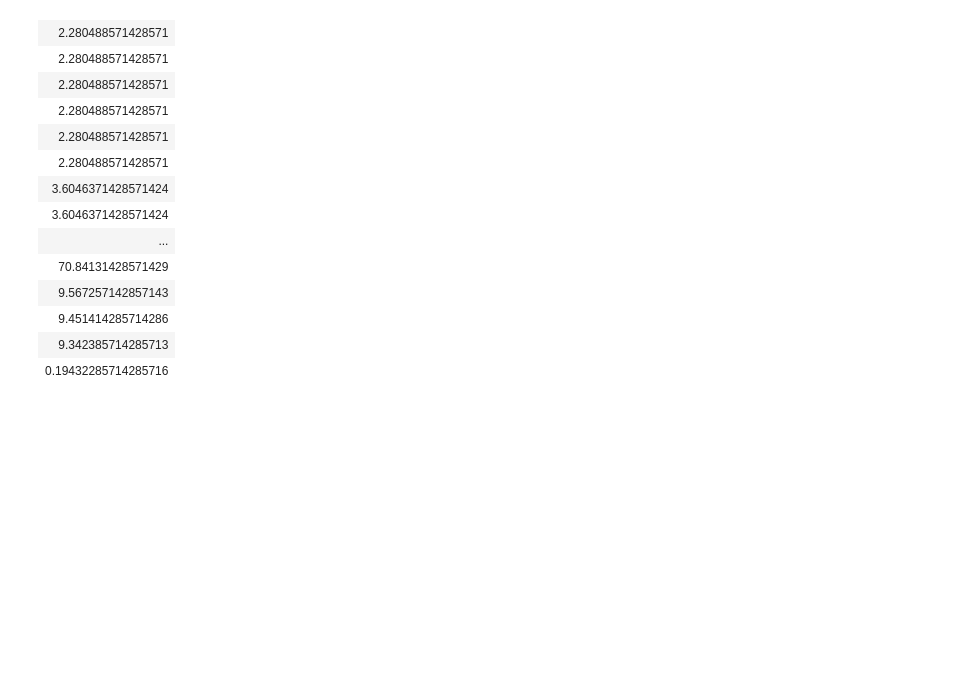
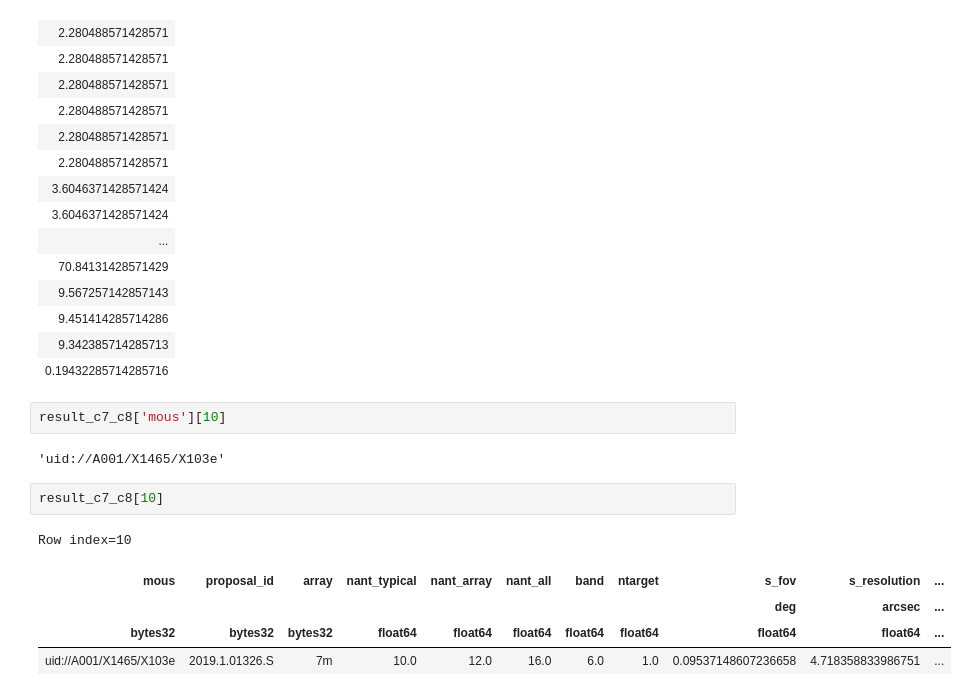
Before and after one commit to aakepley/big-cubes, a Jupyter notebook: WSU_size_of_computing_numbers_CrystalPlots.ipynb, the cells around one changed output. Cells and saved outputs as stored; diff of their text form; blank space fills up the shorter version.

```diff
--- a/WSU_size_of_computing_numbers_CrystalPlots.ipynb
+++ b/WSU_size_of_computing_numbers_CrystalPlots.ipynb
@@ -732,3 +732,15 @@ result_c7_c8['vis_rate_array_final_stepped2']
 | 9.451414285714286 |
 | 9.342385714285713 |
 | 0.19432285714285716 |
+# %%
+result_c7_c8['mous'][10]
+# %% [output]
+'uid://A001/X1465/X103e'
+# %%
+result_c7_c8[10]
+# %% [output]
+Row index=10
+| mous | proposal_id | array | nant_typical | nant_array | nant_all | band | ntarget | s_fov | s_resolution | ... |
+|  |  |  |  |  |  |  |  | deg | arcsec | ... |
+| bytes32 | bytes32 | bytes32 | float64 | float64 | float64 | float64 | float64 | float64 | float64 | ... |
+| uid://A001/X1465/X103e | 2019.1.01326.S | 7m | 10.0 | 12.0 | 16.0 | 6.0 | 1.0 | 0.09537148607236658 | 4.718358833986751 | ... |
```
Also changed, not shown: parts of 12 cells of this notebook, 2 other files.
